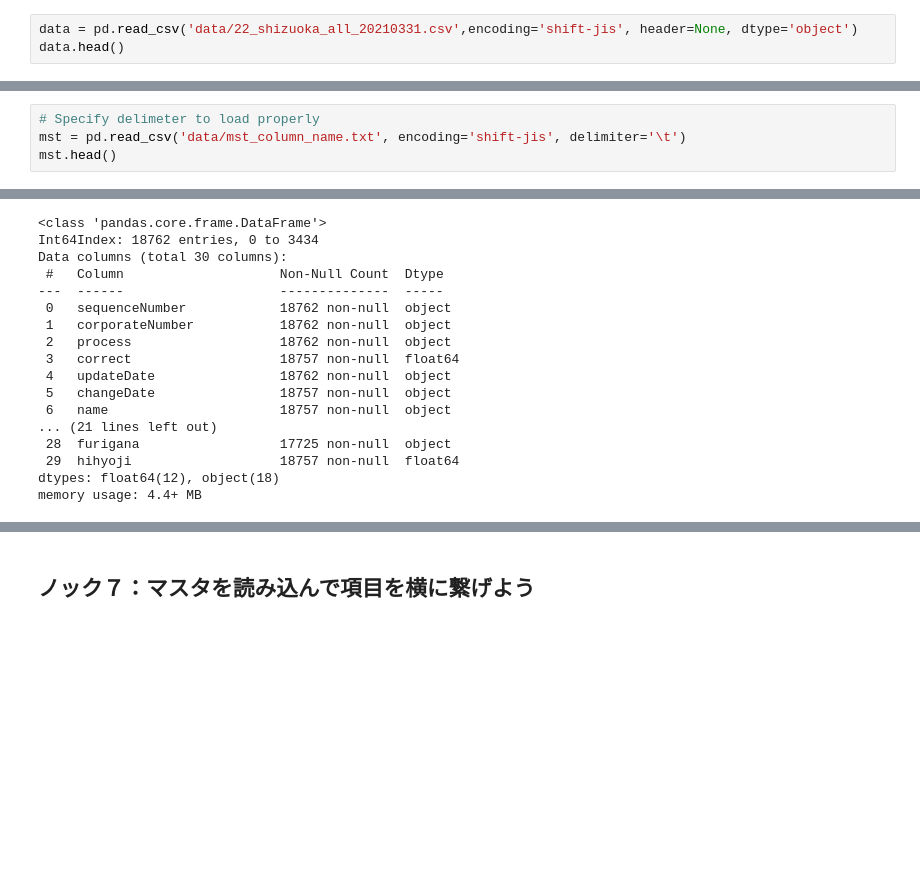
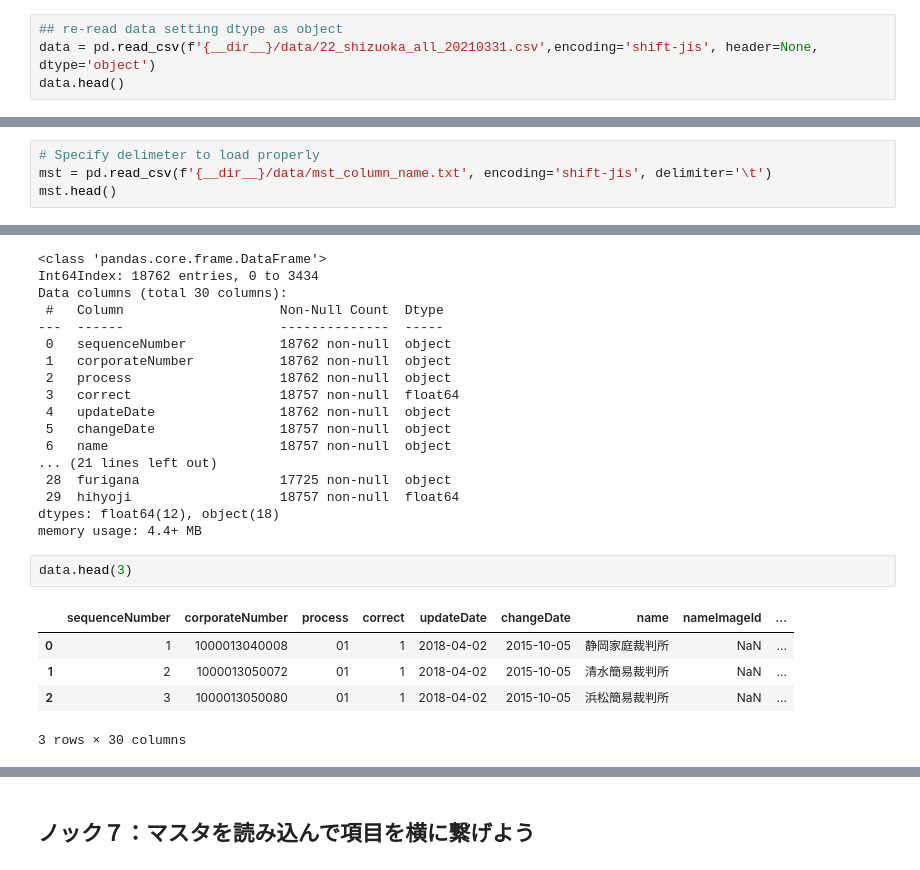
Before and after one commit to BP-Test/01_python_100knock_visualization, a Jupyter notebook: chapter-1/src/1章.ipynb, the cells around one changed output, grey strips where cells are left out. Cells and saved outputs as stored; diff of their text form; blank space fills up the shorter version.

```diff
--- a/chapter-1/src/1章.ipynb
+++ b/chapter-1/src/1章.ipynb
@@ -130,5 +135,6 @@ Int64Index([ 0,  1,  2,  3,  4,  5,  6,  7,  8,  9, 10, 11, 12, 13, 14, 15, 16,
 # %%
-data = pd.read_csv('data/22_shizuoka_all_20210331.csv',encoding='shift-jis', header=None, dtype='object')
+## re-read data setting dtype as object
+data = pd.read_csv(f'{__dir__}/data/22_shizuoka_all_20210331.csv',encoding='shift-jis', header=None, dtype='object')
 data.head()
 # %% [output]
 |  | 0 | 1 | 2 | 3 | 4 | 5 | 6 | 7 | 8 | 9 | ... | ... |
@@ -173,7 +180,7 @@ mst.head()
 | 4 | 5\t更新年月日\tupdateDate |
 # %%
 # Specify delimeter to load properly
-mst = pd.read_csv('data/mst_column_name.txt', encoding='shift-jis', delimiter='\t')
+mst = pd.read_csv(f'{__dir__}/data/mst_column_name.txt', encoding='shift-jis', delimiter='\t')
 mst.head()
 # %% [output]
 |  | column_id | column_name_ja | column_name_en |
@@ -355,3 +383,11 @@ Data columns (total 30 columns):
  29  hihyoji                   18757 non-null  float64
 dtypes: float64(12), object(18)
 memory usage: 4.4+ MB
+# %%
+data.head(3)
+# %% [output]
+|  | sequenceNumber | corporateNumber | process | correct | updateDate | changeDate | name | nameImageId | ... |
+| 0 | 1 | 1000013040008 | 01 | 1 | 2018-04-02 | 2015-10-05 | 静岡家庭裁判所 | NaN | ... |
+| 1 | 2 | 1000013050072 | 01 | 1 | 2018-04-02 | 2015-10-05 | 清水簡易裁判所 | NaN | ... |
+| 2 | 3 | 1000013050080 | 01 | 1 | 2018-04-02 | 2015-10-05 | 浜松簡易裁判所 | NaN | ... |
+3 rows × 30 columns
```
Also changed, not shown: parts of 18 cells of this notebook.
